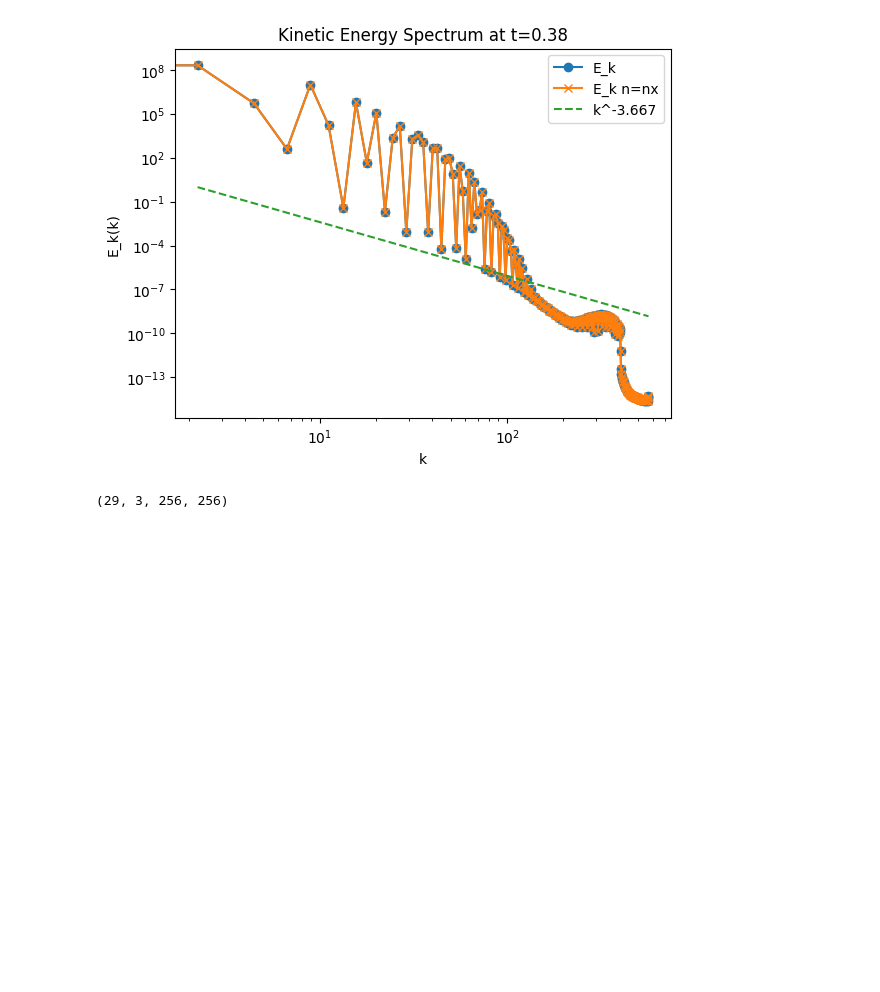
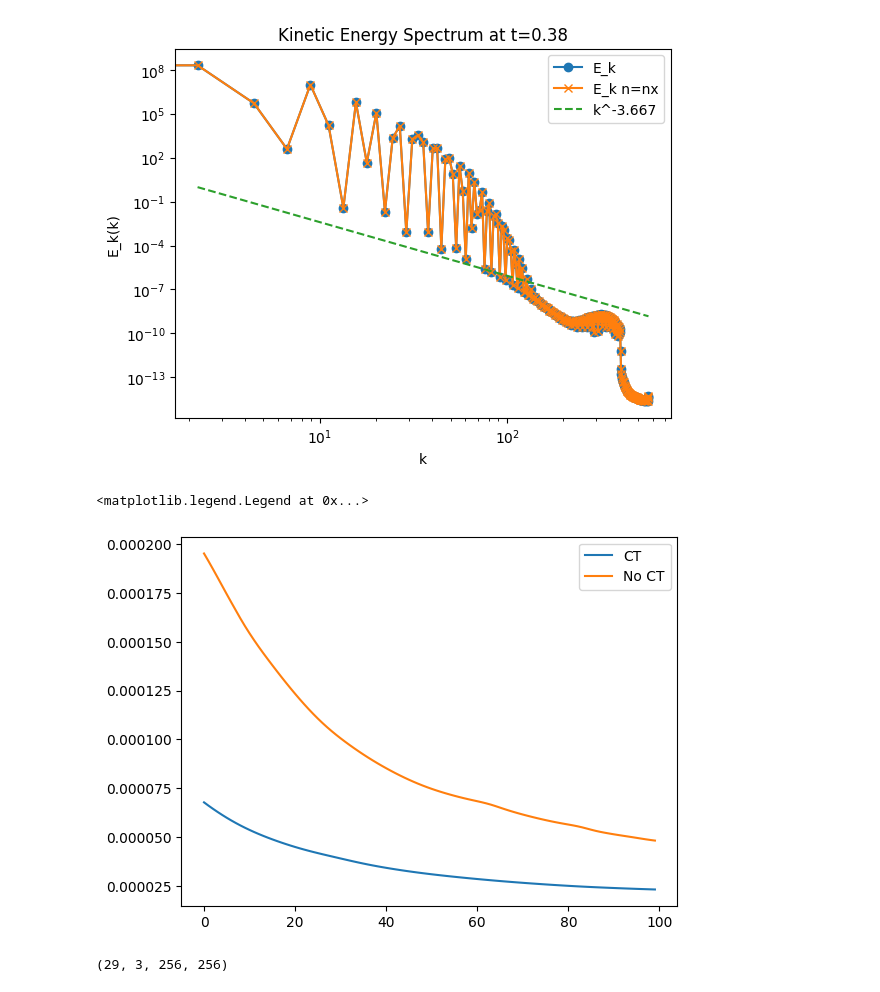
Before and after one commit to Jimbo-Coder/PyFluid, a Jupyter notebook: main_mhd2d_jax.ipynb, the cells around one changed output. Drawn from its saved outputs; the diff is of its cells as text; code cells hidden in the pictures; blank space fills up the shorter version.

```diff
--- a/main_mhd2d_jax.ipynb
+++ b/main_mhd2d_jax.ipynb
@@ -2544,6 +2564,13 @@ plt.title(f'Kinetic Energy Spectrum at t={state.ts[it]:.2f}')
 # %% [output]
 Text(0.5, 1.0, 'Kinetic Energy Spectrum at t=0.38')
 [figure]
+# %%
+plt.plot(state.diagnostics[-100:,12], label="CT")
+plt.plot(state_noct.diagnostics[-100:,12], label="No CT")
+plt.legend()
+# %% [output]
+<matplotlib.legend.Legend at 0x...>
+[figure, added]
 # %%
 np.shape(vfts)
 # %% [output]
```
Also changed, not shown: parts of 1 cell of this notebook, 3 other files.
